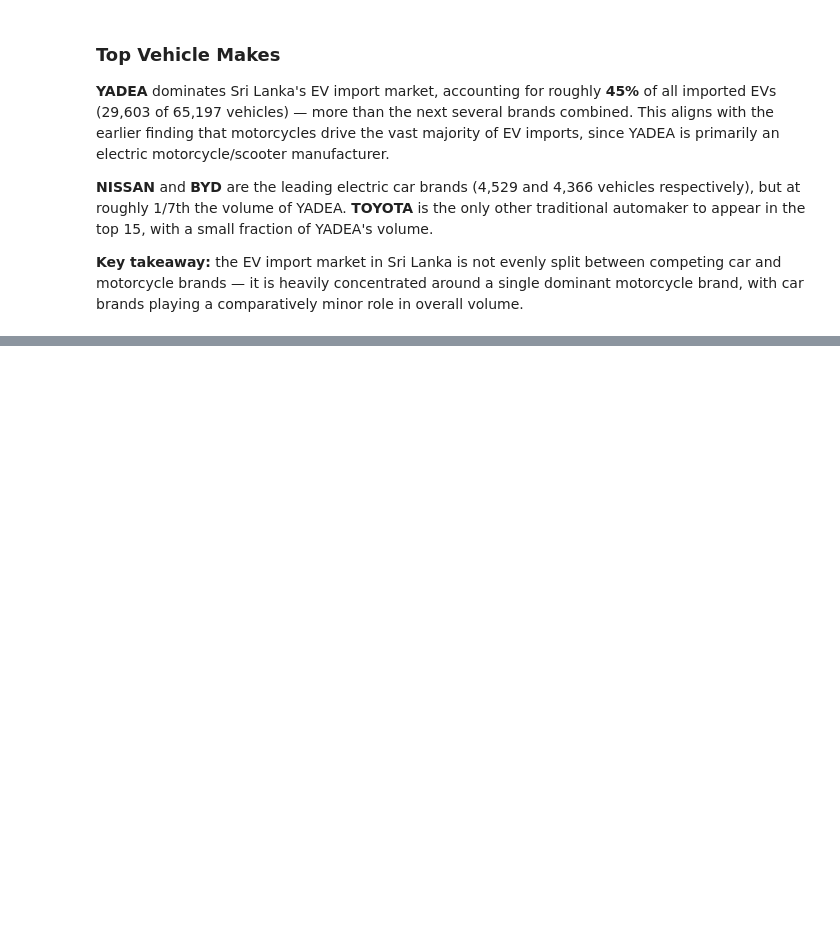
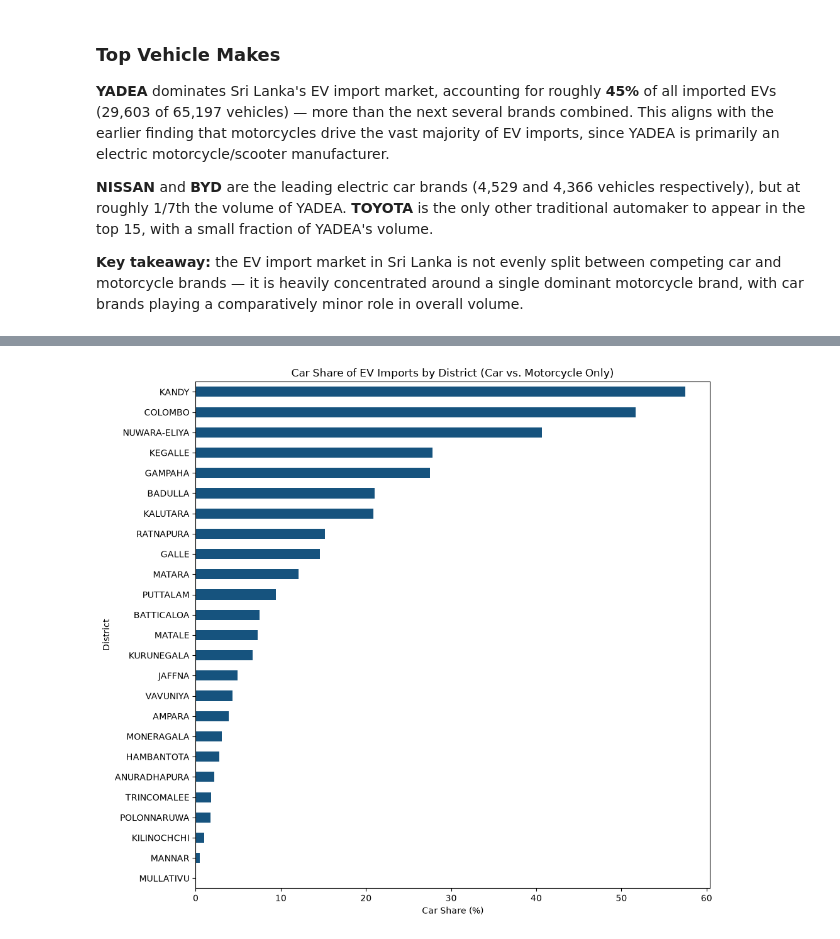
Before and after one commit to kaushalsenevirathna/ev-sri-lanka-analysis, a Jupyter notebook: notebooks/02_eda.ipynb, the cells around one changed output, grey strips where cells are left out. Saved outputs shown, nothing was run; the diff lists cells and outputs as text; code cells hidden in the pictures; blank space fills up the shorter version.

```diff
--- a/notebooks/02_eda.ipynb
+++ b/notebooks/02_eda.ipynb
@@ -171,0 +399,10 @@ brand, with car brands playing a comparatively minor role in overall volume.
+# %%
+# Cross-tabulate district and vehicle_category, summing the count column
+district_category = df.pivot_table(
+    index='district',
+    columns='vehicle_category',
+    values='count',
+    aggfunc='sum',
+    fill_value=0
+)
+print(district_category)
@@ -171,0 +427,9 @@ brand, with car brands playing a comparatively minor role in overall volume.
+# %%
+# Calculate what percentage of each district's (car + motorcycle) total is cars
+# This normalizes for district size, letting us compare the *mix*, not just raw volume
+car_vs_bike = district_category[['CAR', 'MOTOR CYCLE']].copy()
+car_vs_bike['car_share_pct'] = (
+    car_vs_bike['CAR'] / (car_vs_bike['CAR'] + car_vs_bike['MOTOR CYCLE']) * 100
+).round(1)
+car_vs_bike = car_vs_bike.sort_values('car_share_pct', ascending=False)
+print(car_vs_bike)
@@ -171,0 +454,12 @@ brand, with car brands playing a comparatively minor role in overall volume.
+# %%
+# Horizontal bar chart of car share % by district, sorted for readability
+plt.figure(figsize=(10,9))
+car_vs_bike['car_share_pct'].sort_values().plot(kind='barh', color='#16537e')
+plt.title('Car Share of EV Imports by District (Car vs. Motorcycle Only)')
+plt.xlabel('Car Share (%)')
+plt.ylabel('District')
+plt.tight_layout()
+plt.savefig('../visuals/car_share_by_district.png', dpi=150)
+plt.show()
+# %% [output]
+[figure, added]
```
Also changed, not shown: parts of 26 cells of this notebook, 3 other files.
